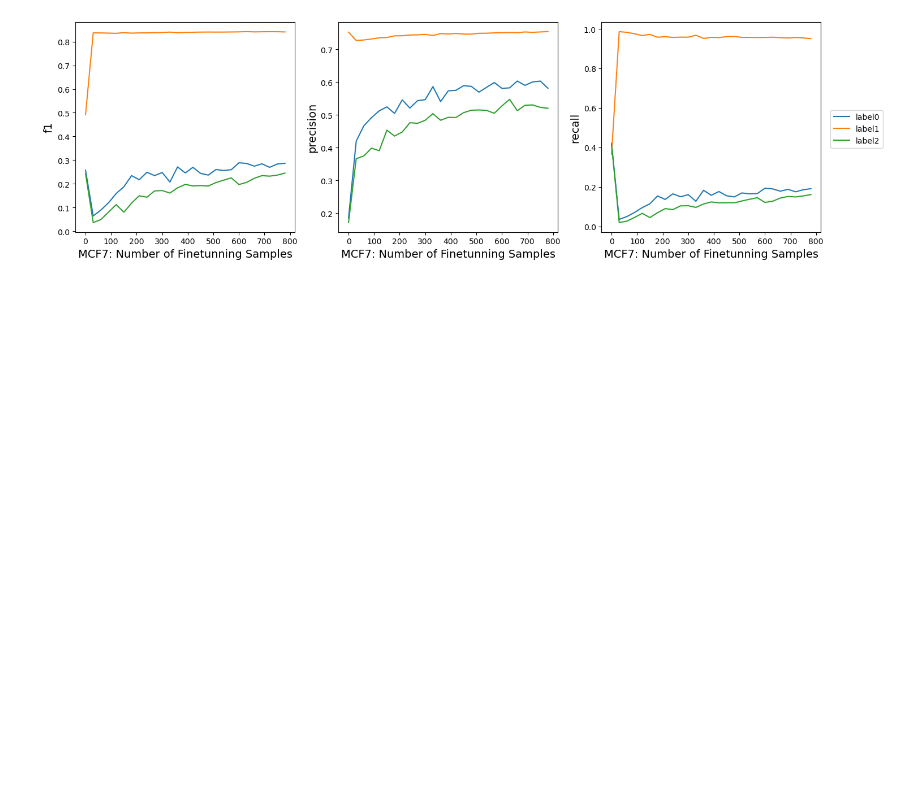
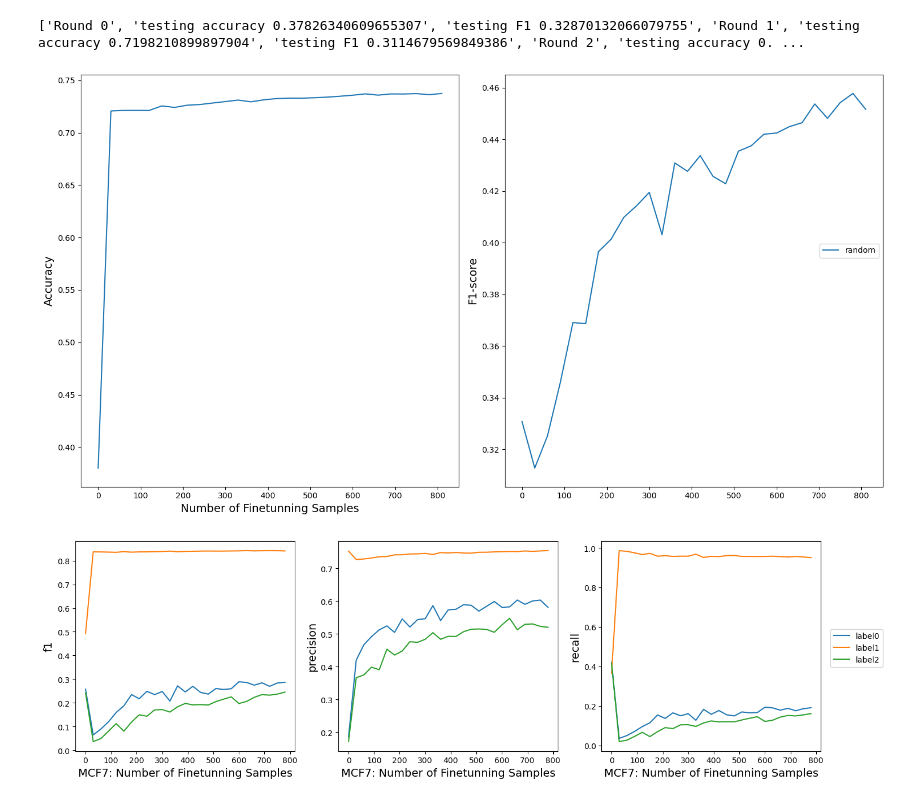
Before and after one commit to dearhannah/AnchorDrug_official, a Jupyter notebook: DataAnalysis/converge_curve.ipynb, the cells around one changed output. Saved outputs shown, nothing was run; the diff lists cells and outputs as text; code cells hidden in the pictures; blank space fills up the shorter version.

```diff
--- a/DataAnalysis/converge_curve.ipynb
+++ b/DataAnalysis/converge_curve.ipynb
@@ -128,22 +128,25 @@ def metrics_from_txt(fname):
     # print(df)
     return df
 # %%
-fname = '/egr/research-aidd/menghan1/AnchorDrug/ActiveLearning_one_cellline/logfile/LINCS_MCF7_RandomSampling_30_0_810_20240613_184248_.txt'
+fname = '/egr/research-aidd/menghan1/AnchorDrug/ActiveLearning_one_cellline/logfile/all_data_finetune_random/LINCS_MCF7_RandomSampling_30_0_810_20240613_184248_.txt'
 df = metrics_from_txt(fname)
 font = 14
 fig, ax = plt.subplots(1,2, figsize=(15,8))
 acc = df.accuracy.to_list()
 f1 = df.F1.to_list()
 # ax[0][n].set_title(cell, size=font)
 x = [x*30 for x in df.index.to_list()]
 ax[0].plot(x, acc, label='random')
 ax[1].plot(x, f1, label='random')
 ax[0].set_ylabel('Accuracy', size=font)
 ax[1].set_ylabel('F1-score', size=font)
 ax[0].set_xlabel('Number of Finetunning Samples', size=font)
 plt.legend(bbox_to_anchor=(1.0, 0.6))
 fig.tight_layout()  # otherwise the right y-label is slightly clipped
 plt.show()
+# %% [output]
+['Round 0', 'testing accuracy 0.37826340609655307', 'testing F1 0.32870132066079755', 'Round 1', 'testing accuracy 0.7198210899897904', 'testing F1 0.3114679569849386', 'Round 2', 'testing accuracy 0. ...
+[figure, added]
 # %%
 font = 14
 f1 = np.zeros((3,27))
```
Also changed, not shown: parts of 3 cells of this notebook, 7 other files.
